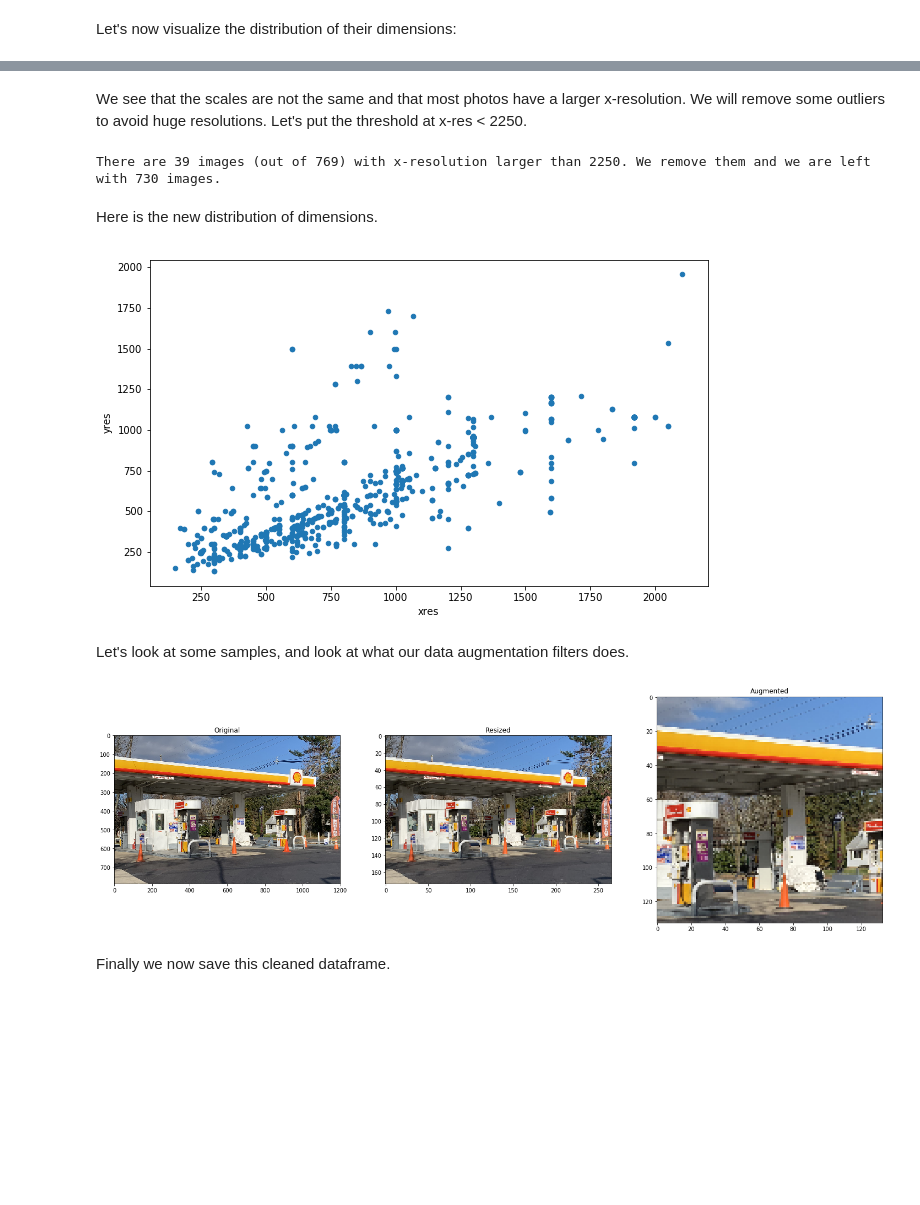
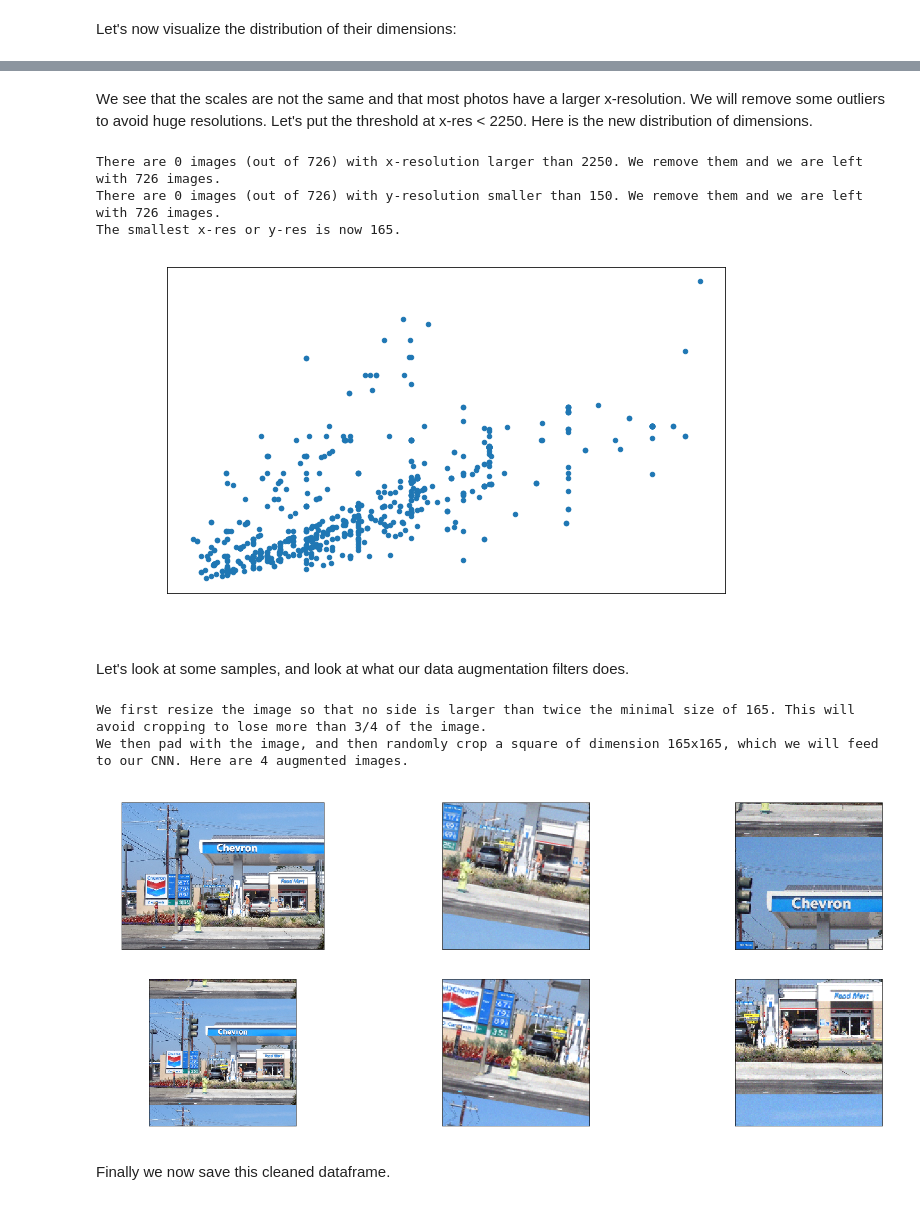
Before and after one commit to gheorghebg11/Shell, a Jupyter notebook: Shell.ipynb, the cells around one changed output, grey strips where cells are left out. Drawn from its saved outputs; the diff is of its cells as text; code cells hidden in the pictures; blank space fills up the shorter version.

Commit message:
Added some visualization and changed the padding!

```diff
--- a/Shell.ipynb
+++ b/Shell.ipynb
@@ -58,6 +65,13 @@ from albumentations import Compose
 import albumentations.augmentations.transforms as alb
 
 import matplotlib.pyplot as plt
+plt.rcParams['axes.facecolor'] = 'white'
+plt.rcParams['xtick.color'] = 'white'
+plt.rcParams['ytick.color'] = 'white'
+plt.rcParams['axes.labelcolor'] = 'white'
+plt.rcParams['text.color'] = 'white'
+plt.rcParams['font.size'] = 15
+
 import pandas as pd
 pd.options.display.max_columns = 20
 
@@ -183,56 +197,71 @@ plt.show()
 # %% [markdown]
-We see that the scales are not the same and that most photos have a larger x-resolution. We will remove some outliers to avoid huge resolutions. Let's put the threshold at x-res < 2250.
+We see that the scales are not the same and that most photos have a larger x-resolution. We will remove some outliers to avoid huge resolutions. Let's put the threshold at x-res < 2250. Here is the new distribution of dimensions.
 # %%
 nbr_im_large_xres = train[train.xres > 2250].shape[0]
 total_im = train.shape[0]
 train = train.query('xres < 2250')
 
 print(f'There are {nbr_im_large_xres} images (out of {total_im}) with x-resolution larger than 2250. We remove them and we are left with {train.shape[0]} images.')
+
+nbr_im_small_yres = train[train.yres < 150].shape[0]
+total_im = train.shape[0]
+train = train.query('yres > 150')
+
+print(f'There are {nbr_im_small_yres} images (out of {total_im}) with y-resolution smaller than 150. We remove them and we are left with {train.shape[0]} images.')
+
+min_height_width = min(train['yres'].min(), train['xres'].min())
+print(f'The smallest x-res or y-res is now {min_height_width}.')
+
+train.plot.scatter('xres', 'yres', figsize=(10,6))
+plt.show()
 # %% [output]
-There are 39 images (out of 769) with x-resolution larger than 2250. We remove them and we are left with 730 images.
+There are 0 images (out of 726) with x-resolution larger than 2250. We remove them and we are left with 726 images.
+There are 0 images (out of 726) with y-resolution smaller than 150. We remove them and we are left with 726 images.
+The smallest x-res or y-res is now 165.
+[figure, added]
-# %% [markdown]
-Here is the new distribution of dimensions.
-# %%
-train.plot.scatter('xres', 'yres', figsize=(10,6))
-plt.show()
-# %% [output]
-[figure, removed]
 # %% [markdown]
 Let's look at some samples, and look at what our data augmentation filters does.
 # %%
-min_height_width = min(train['yres'].min(), train['xres'].min())
-
 augmentation = Compose([
     alb.RandomCrop(min_height_width,min_height_width, p=1.0),
     #alb.Blur(blur_limit=2),
     alb.RandomGamma(p=1.0),
     alb.Rotate(15),
     alb.RandomBrightnessContrast(),
     alb.GaussNoise(),
     alb.ToFloat(max_value=255)
 ])
 
 filename = train.sample(1).fname.values[0]
 file_path = os.path.join(dir_data, filename)
 img = cv2.cvtColor(cv2.imread(file_path), cv2.COLOR_RGB2BGR) # convert in normal colors
 
-_, ax = plt.subplots(1,3, figsize=(25,10))
-ax[0].imshow(img)
-ax[0].set_title('Original')
+_, ax = plt.subplots(2,3, figsize=(25,10))
+ax[0,0].imshow(img)
+ax[0,0].set_title('Original')
 
 ratio_img_to_crop = max(img.shape[0]/min_height_width, img.shape[1]/min_height_width)
 if ratio_img_to_crop > 2:
-    img = cv2.resize(img,(int(img.shape[1] * 2 / ratio_img_to_crop), int(img.shape[0] * 2 / ratio_img_to_crop)))
-    img = alb.PadIfNeeded(min_height=min_height_width, min_width=min_height_width)(image=img)["image"] ## IF PROBLEM USE MIN for crop and remove this.
-    ax[1].imshow(img)
-    ax[1].set_title('Resized')
+    img = cv2.resize(img,(int(img.shape[1] * 2 / ratio_img_to_crop), int(img.shape[0] * 2 / ratio_img_to_crop)))#, interpolation = cv2.INTER_CUBIC)
+    img = alb.PadIfNeeded(min_height=2*min_height_width, min_width=2*min_height_width, border_mode=cv2.BORDER_WRAP)(image=img)["image"] ## IF PROBLEM USE MIN for crop and remove this.
+    ax[1,0].imshow(img)
+    ax[1,0].set_title('Resized')
 
-img_aug = augmentation(image=img)["image"]
-ax[2].imshow(img_aug)
-ax[2].set_title('Augmented')
+print(f'We first resize the image so that no side is larger than twice the minimal size of {min_height_width}. This will avoid cropping to lose more than 3/4 of the image.')
+print(f'We then pad with the image, and then randomly crop a square of dimension {min_height_width}x{min_height_width}, which we will feed to our CNN. Here are 4 augmented images.')
+
+count=1
+for i in range(2):
+    for j in range(1,3):
+        ax[i,j].imshow(augmentation(image=img)["image"])
+        ax[i,j].set_title(f'Augmented image {count}')
+        count = count + 1
+
 plt.show()
 # %% [output]
+We first resize the image so that no side is larger than twice the minimal size of 165. This will avoid cropping to lose more than 3/4 of the image.
+We then pad with the image, and then randomly crop a square of dimension 165x165, which we will feed to our CNN. Here are 4 augmented images.
-[figure, old version]
+[figure, new version]
 # %% [markdown]
 Finally we now save this cleaned dataframe.
 # %%
```
Also changed, not shown: parts of 10 cells of this notebook.
